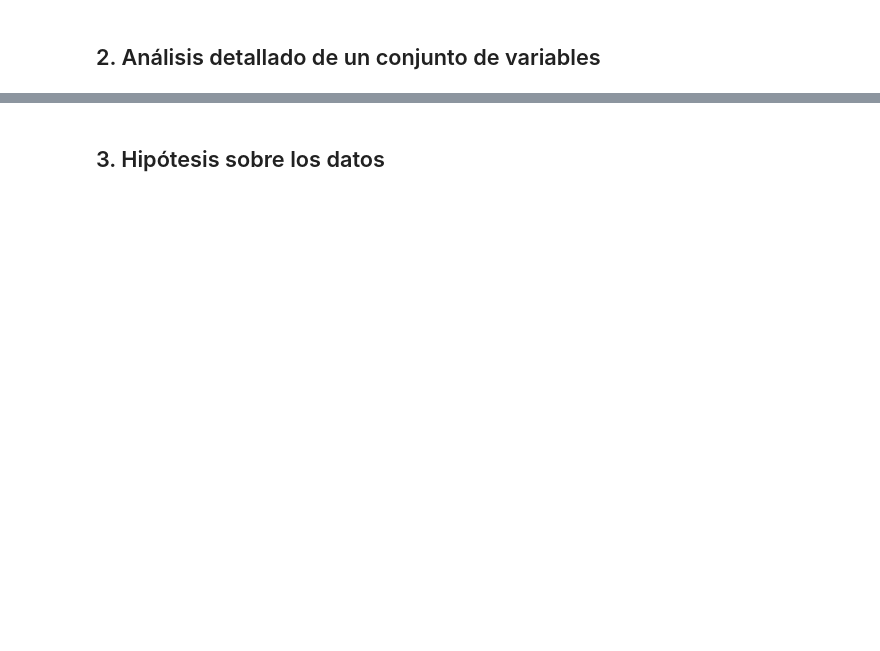
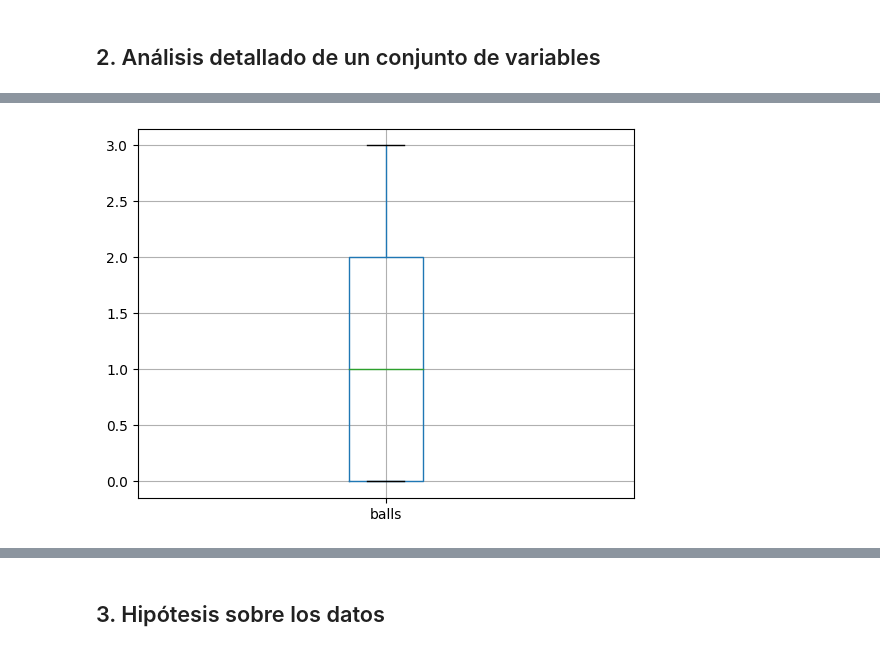
Before and after one commit to MatiasWilliner/TP_ML_Dominguez_Lastra_Williner, a Jupyter notebook: tp1_EDA.ipynb, the cells around one changed output, grey strips where cells are left out. Saved outputs shown, nothing was run; the diff lists cells and outputs as text; code cells hidden in the pictures; blank space fills up the shorter version.

```diff
--- a/tp1_EDA.ipynb
+++ b/tp1_EDA.ipynb
@@ -125,0 +219,6 @@ Name: NAME, dtype: object
+# %%
+#completa.launch_speed.value_counts(normalize=True).plot.bar(title='% de home_runs');
+completa.boxplot('balls');
+#full[full.fare.notnull()][["p_class", "fare"]].boxplot(by='p_class', figsize=(8, 6));
+# %% [output]
+[figure, added]
```
Also changed, not shown: parts of 16 cells of this notebook.
